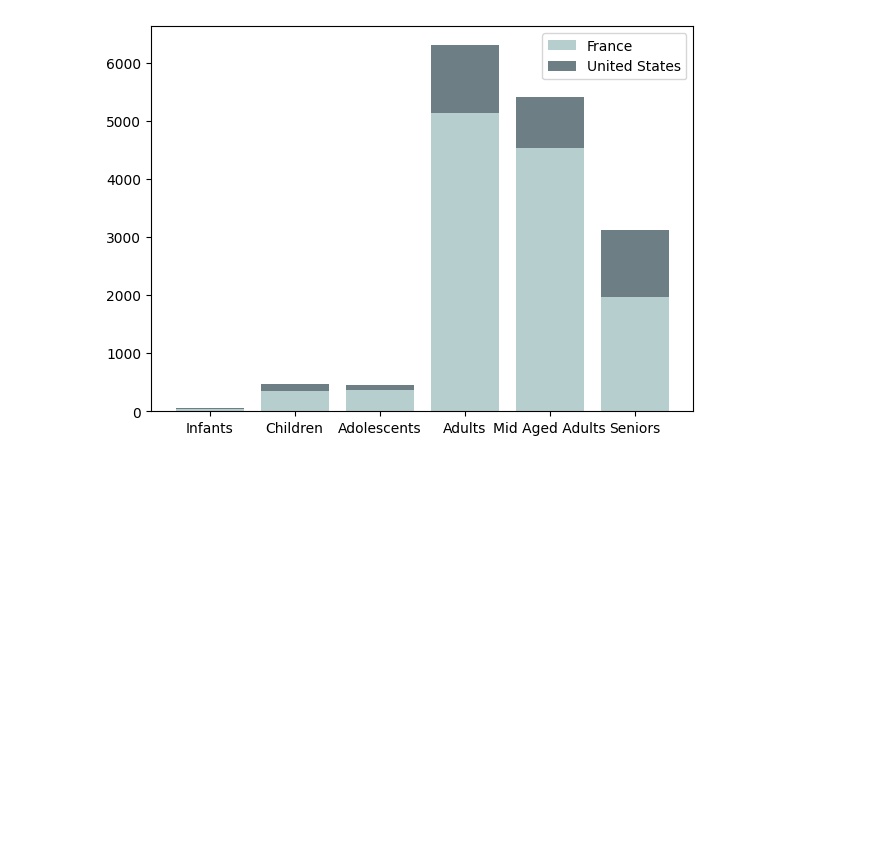
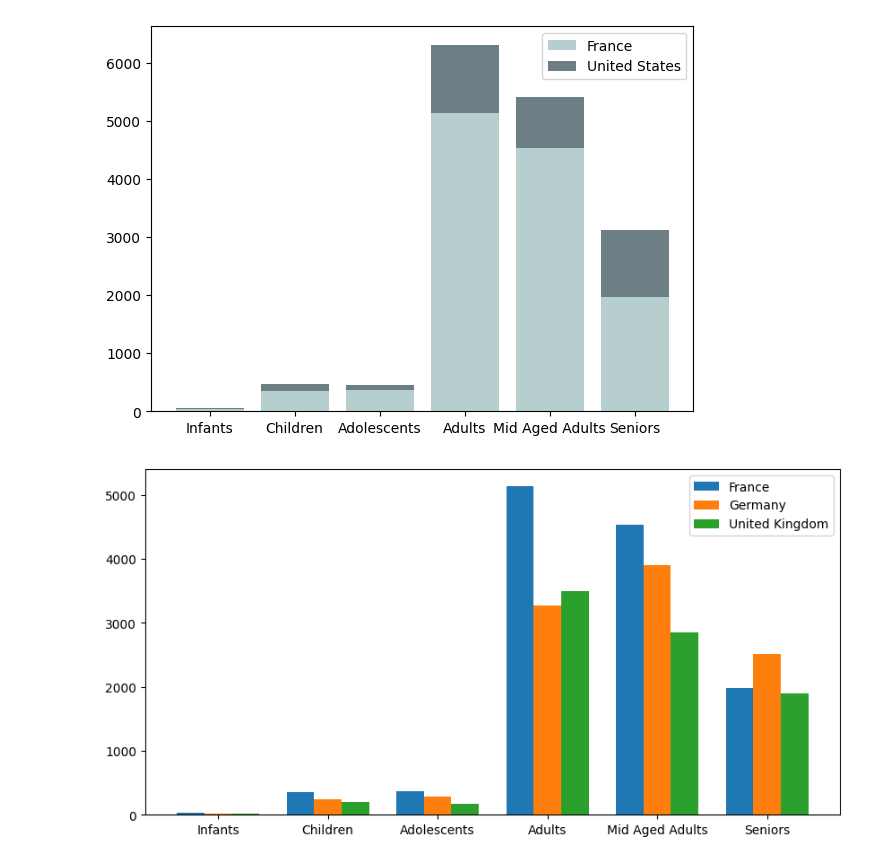
Before and after one commit to HariSudhan76/DataVisualization, a Jupyter notebook: MatplotlibBasics.ipynb, the cells around one changed output. Cells and saved outputs as stored; diff of their text form; code cells hidden in the pictures; blank space fills up the shorter version.

```diff
--- a/MatplotlibBasics.ipynb
+++ b/MatplotlibBasics.ipynb
@@ -171,3 +172,34 @@ plt.legend()
 plt.show()
 # %% [output]
 [figure]
+# %%
+width = .25
+x1 = np.arange(len(vis))
+x2 = [x+width for x in x1]
+x3 = [x+width for x in x2]
+fig, ax = plt.subplots(figsize=(10,5))
+ax.bar(
+    x1,
+    vis["FRA"],
+    width = width,
+    label = "France"
+)
+ax.bar(
+    x2,
+    vis["DEU"],
+    width = width,
+    label = "Germany"
+)
+ax.bar(
+    x3,
+    vis["GBR"],
+    width = width,
+    label = "United Kingdom"
+)
+ax.set_label("age_group")
+ax.set_xticks(x2)
+ax.set_xticklabels(vis.index)
+plt.legend()
+plt.show()
+# %% [output]
+[figure, added]
```
Also changed, not shown: parts of 6 cells of this notebook.
